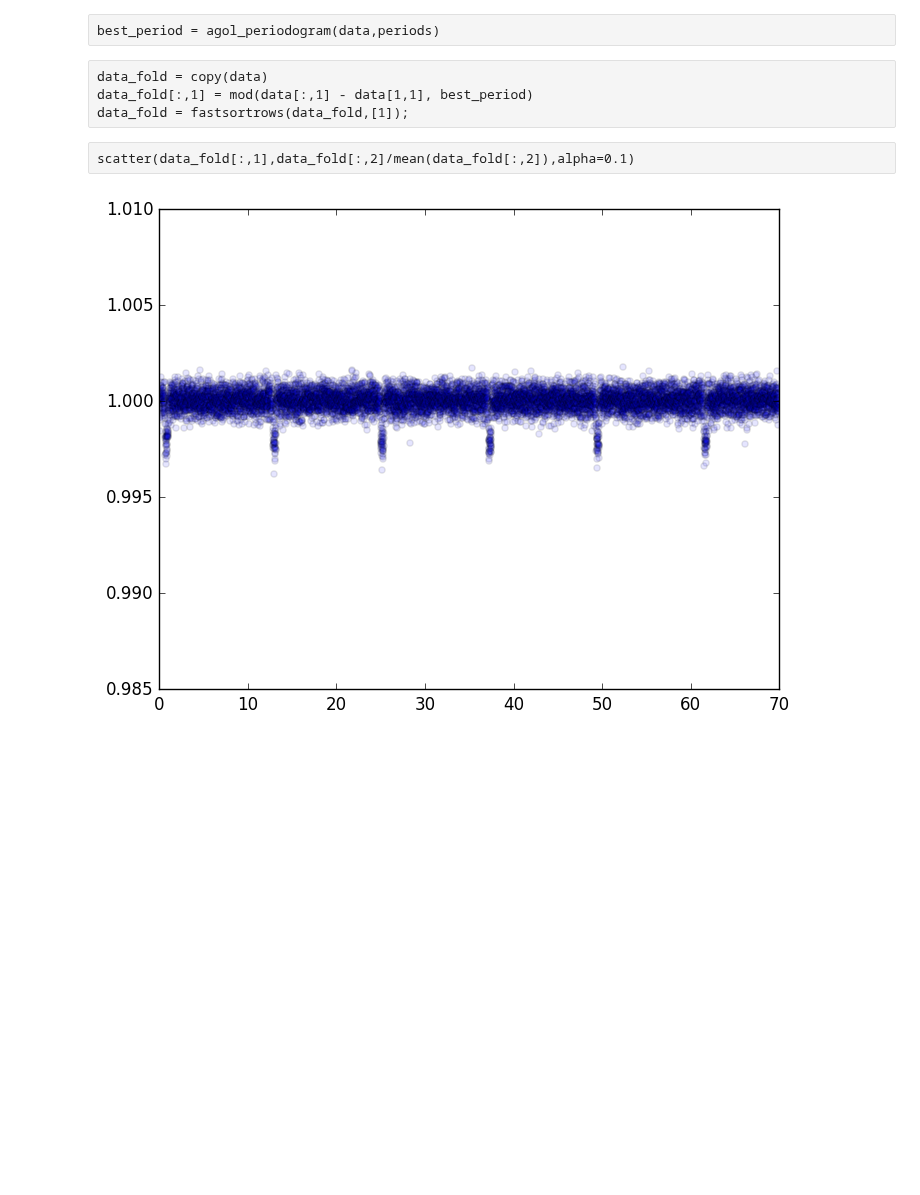
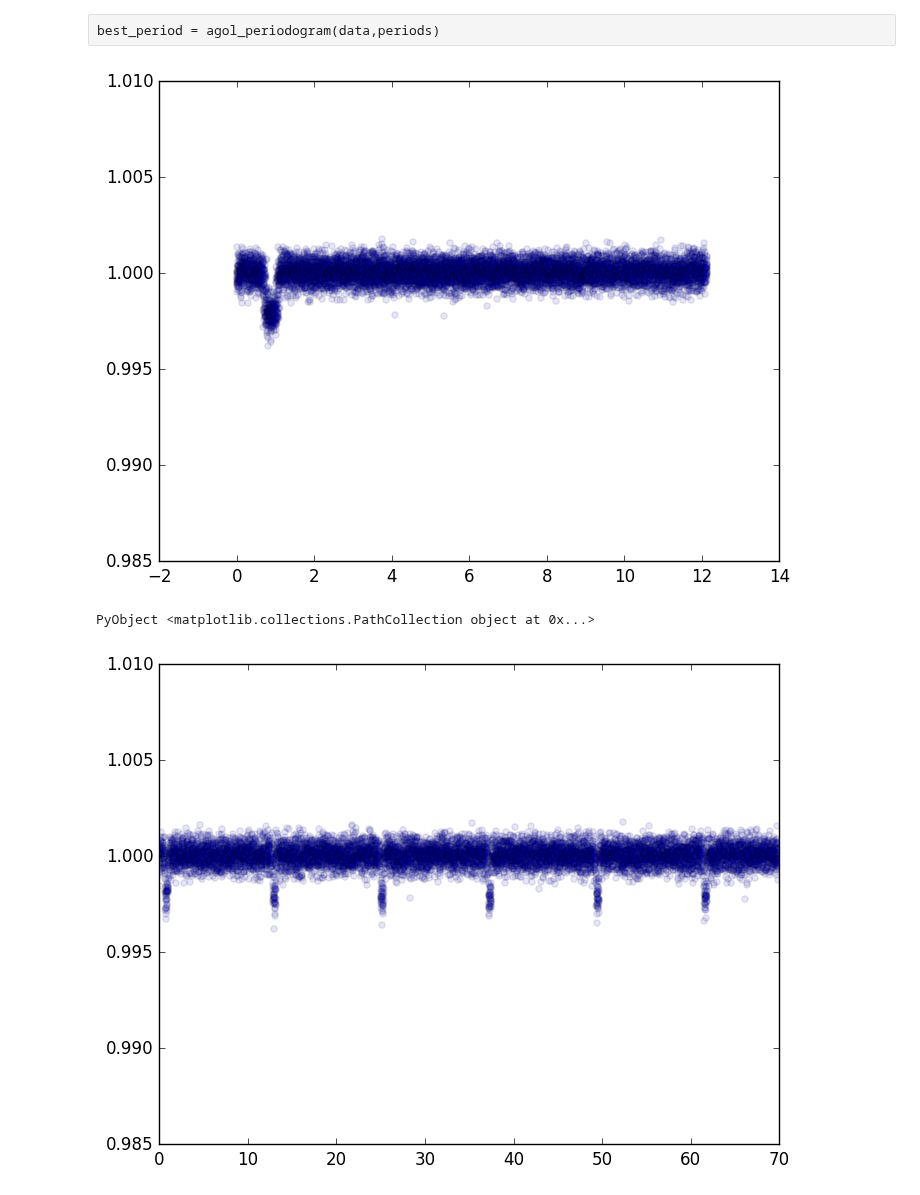
Before and after one commit to jlustigy/ExoJulia, a Jupyter notebook: Homework/hw2a/Dave_Jake/transit_dev.ipynb, the cells around one changed output. Saved outputs shown, nothing was run; the diff lists cells and outputs as text; code cells hidden in the pictures; blank space fills up the shorter version.

```diff
--- a/Homework/hw2a/Dave_Jake/transit_dev.ipynb
+++ b/Homework/hw2a/Dave_Jake/transit_dev.ipynb
@@ -78,12 +102,15 @@ periods = linspace((data[2,1]-data[1,1]),(data[end,1]-data[1,1]),10000)
 periods = collect(periods);
 # %% [raw]
 best_period = agol_periodogram(data,periods)
-# %% [raw]
-data_fold = copy(data)
-data_fold[:,1] = mod(data[:,1] - data[1,1], best_period)
-data_fold = fastsortrows(data_fold,[1]);
-# %% [raw]
-scatter(data_fold[:,1],data_fold[:,2]/mean(data_fold[:,2]),alpha=0.1)
+# %%
+data_fold = copy(data)
+data_fold[:,1] = mod(data[:,1] - data[1,1], 12.1429)
+data_fold = fastsortrows(data_fold,[1]);
+# %%
+scatter(data_fold[:,1],data_fold[:,2]/mean(data_fold[:,2]),alpha=0.1)
+# %% [output]
+[figure, added]
+PyObject <matplotlib.collections.PathCollection object at 0x...>
 # %%
 scatter(data[:,1],data[:,2]/mean(data[:,2]),alpha=0.1)
 xlim(data[1,1],data[end,1])
```
Also changed, not shown: parts of 22 cells of this notebook.
